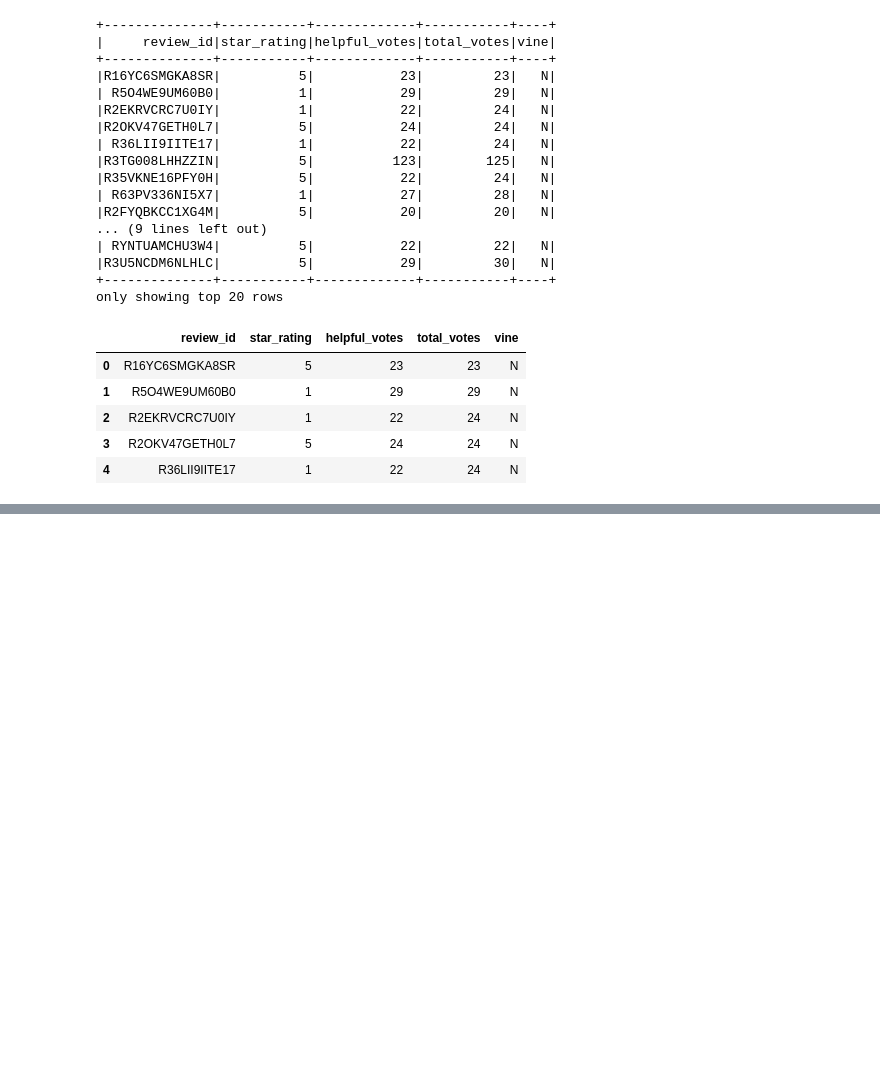
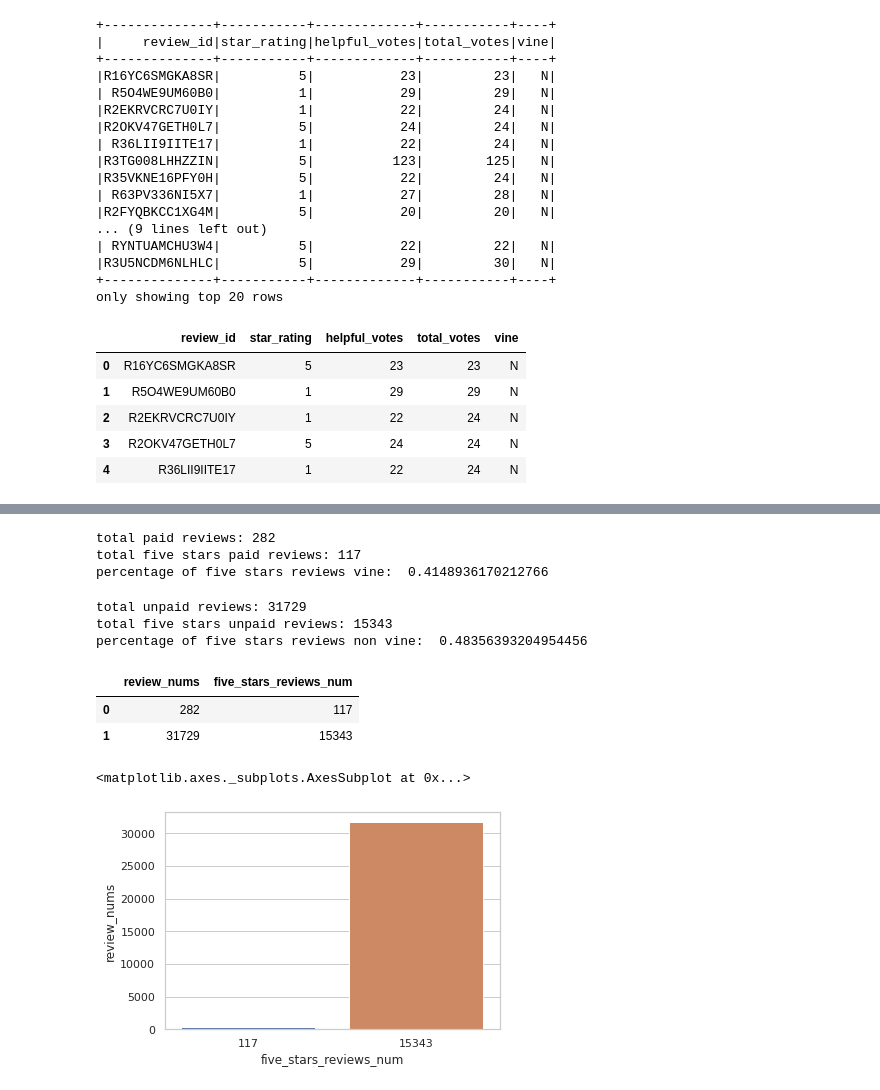
Before and after one commit to luisantoniococa/Spark_Amazon_Reviews_Analysis, a Jupyter notebook: Amazon_reviews_bigdata_analysis.ipynb, the cells around one changed output, grey strips where cells are left out. Saved outputs shown, nothing was run; the diff lists cells and outputs as text; code cells hidden in the pictures; blank space fills up the shorter version.

```diff
--- a/Amazon_reviews_bigdata_analysis.ipynb
+++ b/Amazon_reviews_bigdata_analysis.ipynb
@@ -143,2 +143,10 @@ ax = sns.barplot(y="review_id", x="percent", data=for_plot_helpful_df2,orient =
 # %%
 # Two dataframes were created for vine and non-vine reviews and then used describe was used to extract basic statistical information
+from pyspark.sql.functions import col, avg
+paid_df = helpful_df2.filter(helpful_df2['vine']== 'Y')
+unpaid_df = helpful_df2.filter(helpful_df2['vine']== 'N')
+
+print('Paid Summary')
+paid_df.describe().show()
+print('Unpaid Summary')
+unpaid_df.describe().show()
@@ -144,0 +171,36 @@ ax = sns.barplot(y="review_id", x="percent", data=for_plot_helpful_df2,orient =
+# %%
+# look for the percent of vine reviews that have 5 stars and are paid
+paid_five_stars_number = paid_df[paid_df['star_rating']== 5].count()
+paid_number = paid_df.count()
+percentage_five_stars_vine = float(paid_five_stars_number)/float(paid_number)
+print(f'total paid reviews: {paid_number}')
+print(f'total five stars paid reviews: {paid_five_stars_number}')
+print(f'percentage of five stars reviews vine:  {percentage_five_stars_vine}')
+# %% [output]
+total paid reviews: 282
+total five stars paid reviews: 117
+percentage of five stars reviews vine:  0.4148936170212766
+# %%
+# look at the difference for the percent of vine reviews that have 5 stars and are unpaid
+unpaid_five_stars_number = unpaid_df[paid_df['star_rating']== 5].count()
+unpaid_number = unpaid_df.count()
+percentage_five_stars_non_vine = float(unpaid_five_stars_number)/float(unpaid_number)
+print(f'total unpaid reviews: {unpaid_number}')
+print(f'total five stars unpaid reviews: {unpaid_five_stars_number}')
+print(f'percentage of five stars reviews non vine:  {percentage_five_stars_non_vine}')
+# %% [output]
+total unpaid reviews: 31729
+total five stars unpaid reviews: 15343
+percentage of five stars reviews non vine:  0.48356393204954456
+# %%
+df_pandas = pd.DataFrame({'review_nums':[paid_number,unpaid_number], 'five_stars_reviews_num':[paid_five_stars_number,unpaid_five_stars_number]})
+df_pandas
+# %% [output]
+|  | review_nums | five_stars_reviews_num |
+| 0 | 282 | 117 |
+| 1 | 31729 | 15343 |
+# %%
+sns.barplot(y="review_nums", x="five_stars_reviews_num", data=df_pandas)
+# %% [output]
+<matplotlib.axes._subplots.AxesSubplot at 0x...>
+[figure, added]
```
Also changed, not shown: parts of 2 cells of this notebook.
